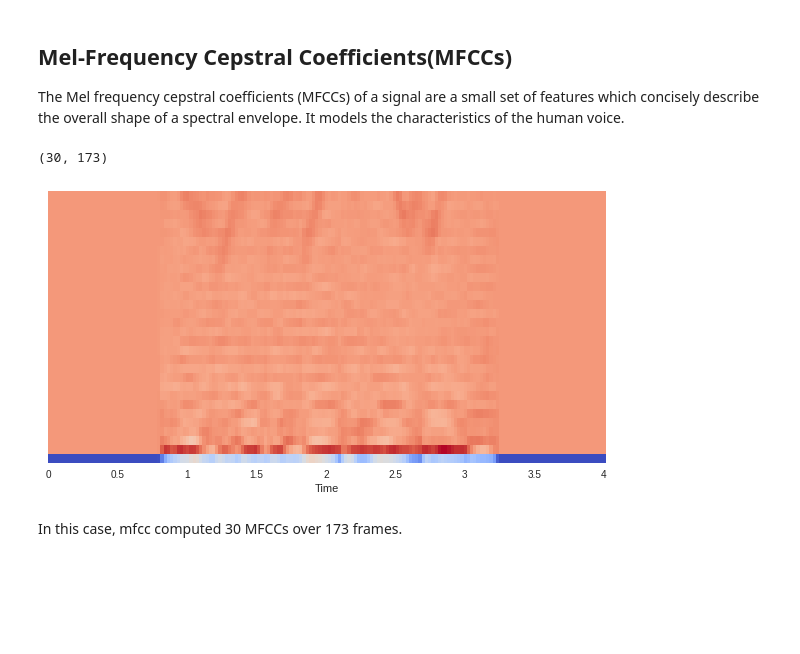
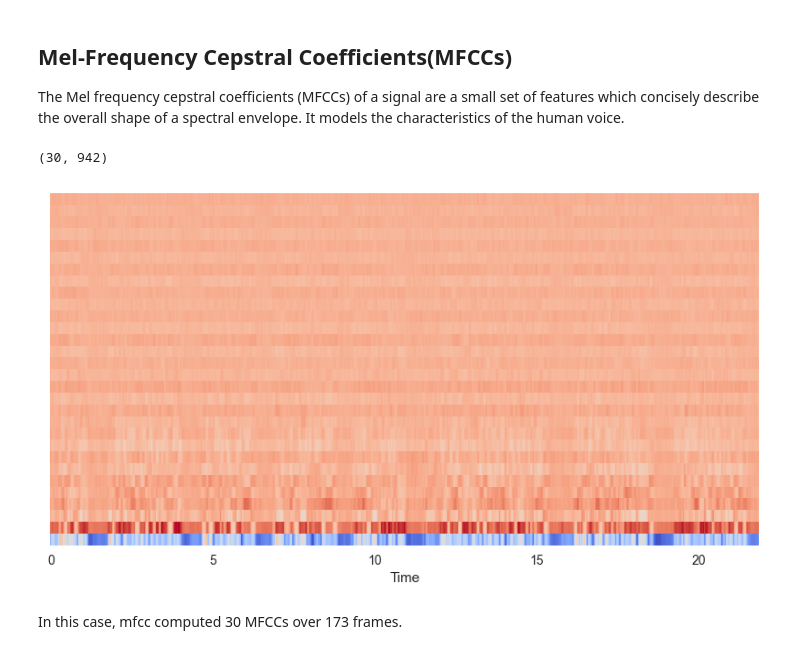
Before and after one commit to S09Z/english-accent-classification, a Jupyter notebook: notebook/features_research.ipynb, the cells around one changed output. Cells and saved outputs as stored; diff of their text form; code cells hidden in the pictures; blank space fills up the shorter version.

```diff
--- a/notebook/features_research.ipynb
+++ b/notebook/features_research.ipynb
@@ -16,7 +16,7 @@ At this moment, we use only one data sample from the chosen dataset. Additional
 # %% [markdown]
 ## Data exploration
 # %%
-audio_data = "./accentdb_extended/data/indian/indian_s01_005.wav"
+audio_data = "../resource/audio/english1.wav"
 x, sr = librosa.load(audio_data)
 # %%
 print(x.shape, sr)
@@ -108,15 +111,15 @@ plt.show()
 
 The Mel frequency cepstral coefficients (MFCCs) of a signal are a small set of features which concisely describe the overall shape of a spectral envelope. It models the characteristics of the human voice.
 # %%
-mfccs = librosa.feature.mfcc(x, sr=sr, n_mfcc=30)
+mfccs = librosa.feature.mfcc(y=x, sr=sr, n_mfcc=30)
 print(mfccs.shape)
 
 plt.figure(figsize=(10, 5))
 librosa.display.specshow(mfccs, sr=sr, x_axis='time')
 plt.show()
 # %% [output]
-(30, 173)
+(30, 942)
-[figure, old version]
+[figure, new version]
 # %% [markdown]
 In this case, mfcc computed 30 MFCCs over 173 frames.
 # %% [markdown]
```
Also changed, not shown: parts of 9 cells of this notebook, 2 other files.
